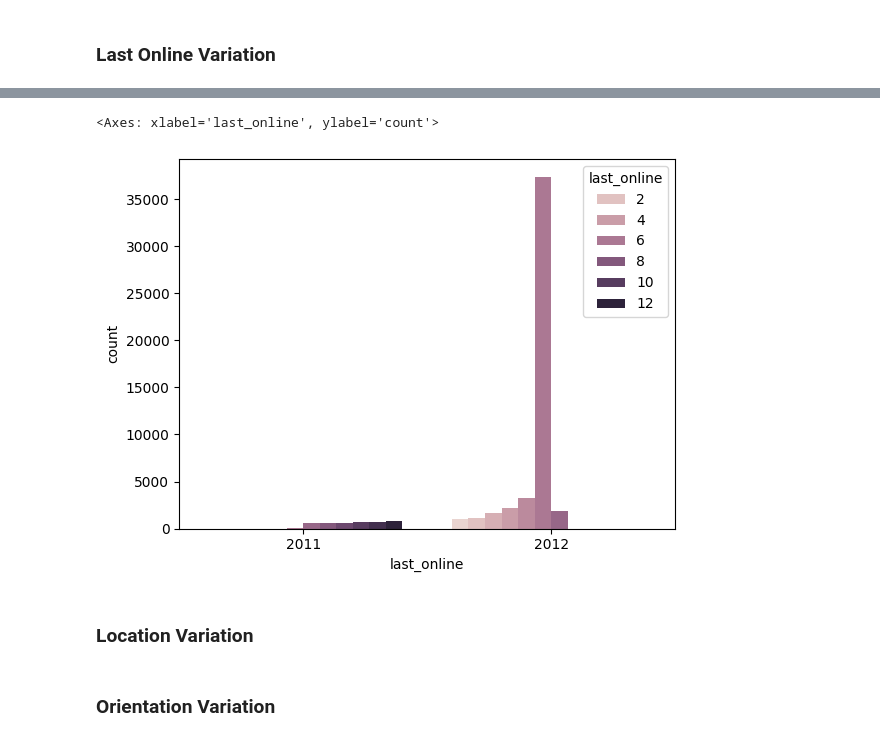
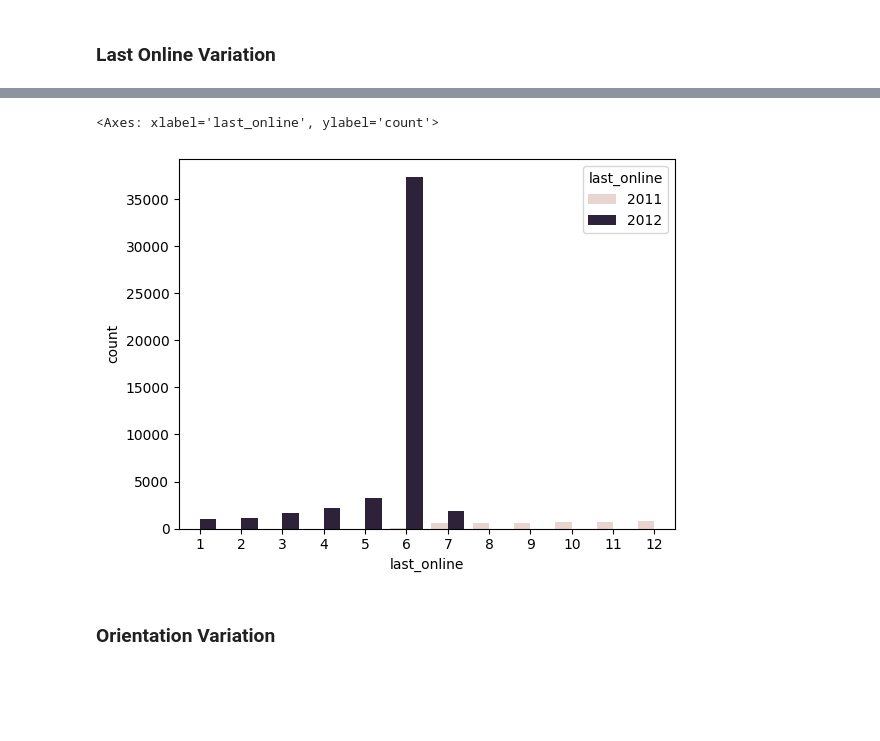
Before and after one commit to BinaryBite/Date-a-scientist, a Jupyter notebook: attempt_1.ipynb, the cells around one changed output, grey strips where cells are left out. Drawn from its saved outputs; the diff is of its cells as text; code cells hidden in the pictures; blank space fills up the shorter version.

```diff
--- a/attempt_1.ipynb
+++ b/attempt_1.ipynb
@@ -1039 +1011,4 @@ location_counts
+# %%
+profiles = profiles.drop(columns = ['location'])
+working = create_working(profiles, split_map)
 # %% [markdown]
@@ -1049,4 +1024,8 @@ working.last_online.head()
 Name: last_online, dtype: object
 # %%
 profiles.last_online = pd.to_datetime(working.last_online, format = "%Y-%m-%d-%H-%M")
-working = create_working(profiles, split_map)
+
+today = profiles.last_online.max()
+profiles['days_since_online'] = (today - profiles['last_online']).dt.days
+
+#profiles.drop(columns = ['last_online'], inplace = True)
@@ -1189,7 +1171,5 @@ plt.show
 # %%
-sns.countplot(data = working, x = working.last_online.dt.year, hue = working.last_online.dt.month)
+sns.countplot(data = working, x = working.last_online.dt.month, hue = working.last_online.dt.year)
 # %% [output]
 <Axes: xlabel='last_online', ylabel='count'>
-[figure, old version]
+[figure, new version]
-# %% [markdown]
-### Location Variation
```
Also changed, not shown: parts of 77 cells of this notebook.
